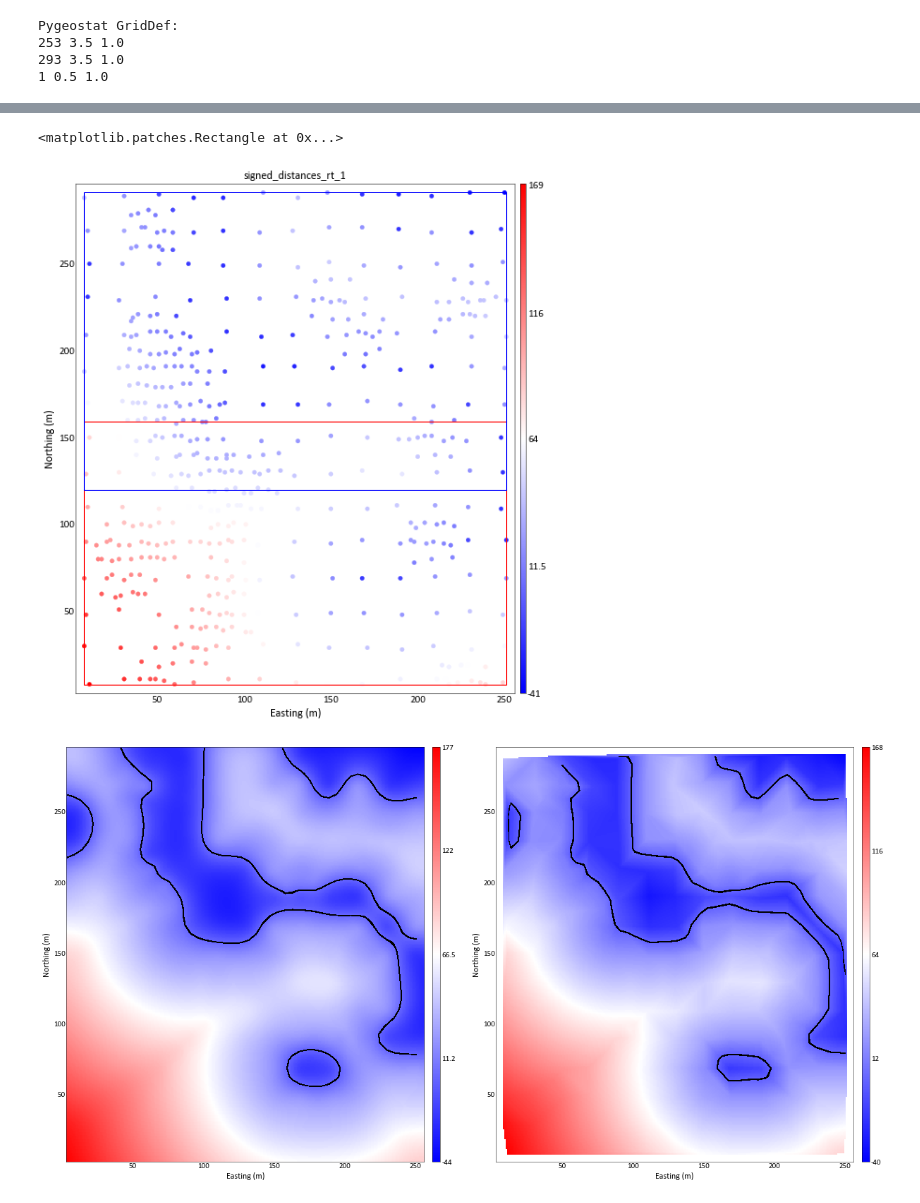
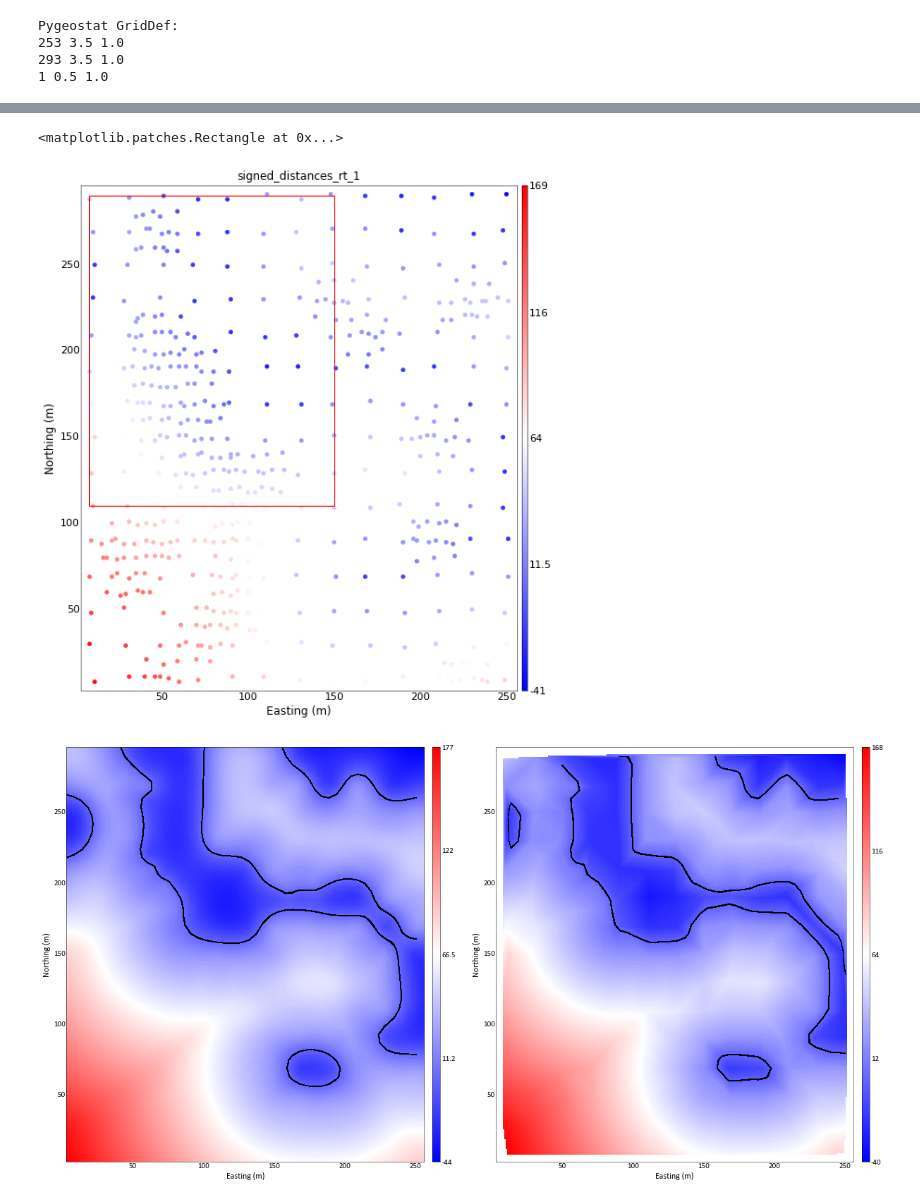
Before and after one commit to robertorolo/Partition-of-Unity-for-RBF-interpolation, a Jupyter notebook: scipy_interpolators_test.ipynb, the cells around one changed output, grey strips where cells are left out. Drawn from its saved outputs; the diff is of its cells as text; code cells hidden in the pictures.

```diff
--- a/scipy_interpolators_test.ipynb
+++ b/scipy_interpolators_test.ipynb
@@ -40,8 +40,9 @@ grid_coords = grid.get_coordinates()
 data_coords = (data[data.x].values, data[data.y].values, np.ones(len(data))*0.5)
 # %%
 class RBF_PoU:
-    def __init__(self, data_coords, grid_coords, D):
+    def __init__(self, data_coords, grid_coords, D, nmax):
         self.D = D
+        self.nmax = nmax
         self.data_coords = data_coords
         self.xp, self.yp, self.zp = self.data_coords[0], self.data_coords[1], self.data_coords[2]
         self.grid_coords = grid_coords
@@ -53,18 +54,19 @@ class RBF_PoU:
         self.centers = []
         self.lower = []
         self.upper = []
-        self.ul_partitions = []
+        self.ul_partitions = [np.arange(len(self.xp))]
 
-    def split(self, pidxs):
+    def split(self, pidxs, idx):
 
         xp, yp, zp = self.xp[pidxs], self.yp[pidxs], self.zp[pidxs]
 
         n = len(xp)
         print('Number of samples in Pc: {}'.format(n))
-        if n > self.D:
+        if n > self.nmax:
             self.used.append(False)
             nn = int(np.ceil(n/2*(1+self.D)))
             print('Number of samples in Pl and Pu: {}'.format(nn))
+            del self.ul_partitions[idx]
 
             deltax, deltay, deltaz = np.max(xp)-np.min(xp), np.max(yp)-np.min(yp), np.max(zp)-np.min(zp)
             longaxis = np.argmax([deltax, deltay, deltaz])
@@ -73,6 +75,9 @@ class RBF_PoU:
             pidx1, pidx2 = sortedindices[:nn], sortedindices[n-nn:]
             self.pts_idx_list.append(pidx1)
             self.pts_idx_list.append(pidx2)
+
+            self.ul_partitions.append(pidx1)
+            self.ul_partitions.append(pidx2)
 
             minx1, maxx1 = np.min(xp[pidx1]), np.max(xp[pidx1])
             minx2, maxx2 = np.min(xp[pidx2]), np.max(xp[pidx2])
@@ -87,10 +92,10 @@ class RBF_PoU:
             cx2, cy2, cz2 = (minx2-maxx2)/2, (miny2-maxy2)/2, (minz2-maxz2)/2
             self.centers.append([cx1, cy1, cz1])
             self.centers.append([cx2, cy2, cz2])
-            self.lower.append([[minx1, miny1, minz1]])
-            self.upper.append([[maxx1, maxy1, maxz1]])
-            self.lower.append([[minx2, miny2, minz2]])
-            self.upper.append([[maxx2, maxy2, maxz2]])
+            self.lower.append([minx1, miny1, minz1])
+            self.upper.append([maxx1, maxy1, maxz1])
+            self.lower.append([minx2, miny2, minz2])
+            self.upper.append([maxx2, maxy2, maxz2])
 
             fx1 = np.logical_and(self.xg >= minx1, self.xg <= maxx1)
             fy1 = np.logical_and(self.yg >= miny1, self.yg <= maxy1)
@@ -104,13 +109,14 @@ class RBF_PoU:
             f2g = np.logical_and.reduce([fx2, fy2, fz2])
             self.grid_idx_list.append(f2g)
 
-            return minx1, minx2, miny1, miny2, maxx1, maxy1, maxx2, maxy2 #uncoment to test partitions
-
         else:
             self.used.append(True)
+            del self.ul_partitions[idx]
             print('Number of samples less than the treshold')
 
-        def partition(self):
-            pass
+    def partition(self):
+        while len(self.ul_partitions) > 0:
+            for idx, p in enumerate(self.ul_partitions):
+                self.split(p, idx)
 # %%
-ptest = RBF_PoU(data_coords=data_coords, grid_coords=grid_coords, D=0.15)
+ptest = RBF_PoU(data_coords=data_coords, grid_coords=grid_coords, D=0.2, nmax=150)
@@ -121,0 +159,2 @@ Number of samples in Pl and Pu: 271
+# %%
+used_idxs = ptest.used
@@ -121,0 +165,5 @@ Number of samples in Pl and Pu: 271
+# %%
+ups = np.array(ptest.upper)[used_idxs[1:]]
+lows = np.array(ptest.lower)[used_idxs[1:]]
+#ups = np.array(ptest.upper)
+#lows = np.array(ptest.lower)
@@ -122,14 +180,12 @@ Number of samples in Pl and Pu: 271
 # %%
+c=4
 fig, axs = plt.subplots(1,1, figsize=(10,10))
 _ = gs.location_plot(data, var='signed_distances_rt_1', cmap='bwr',ax=axs)
-rect1 = Rectangle((minx1, miny1), maxx1-minx1, maxy1-miny1, linewidth=1, edgecolor='r', facecolor='none')
+rect1 = Rectangle((lows[c][0], lows[c][1]), ups[c][0]-lows[c][0], ups[c][1]-lows[c][1], linewidth=1, edgecolor='red', facecolor='none')
 axs.add_patch(rect1)
-
-rect2 = Rectangle((minx2, miny2), maxx2-minx2, maxy2-miny2, linewidth=1, edgecolor='b', facecolor='none')
-axs.add_patch(rect2)
 # %% [output]
 <matplotlib.patches.Rectangle at 0x...>
-[figure, old version]
+[figure, new version]
 # %%
 yobs = data['signed_distances_rt_1'].values
 
```
Also changed, not shown: parts of 6 cells of this notebook.
